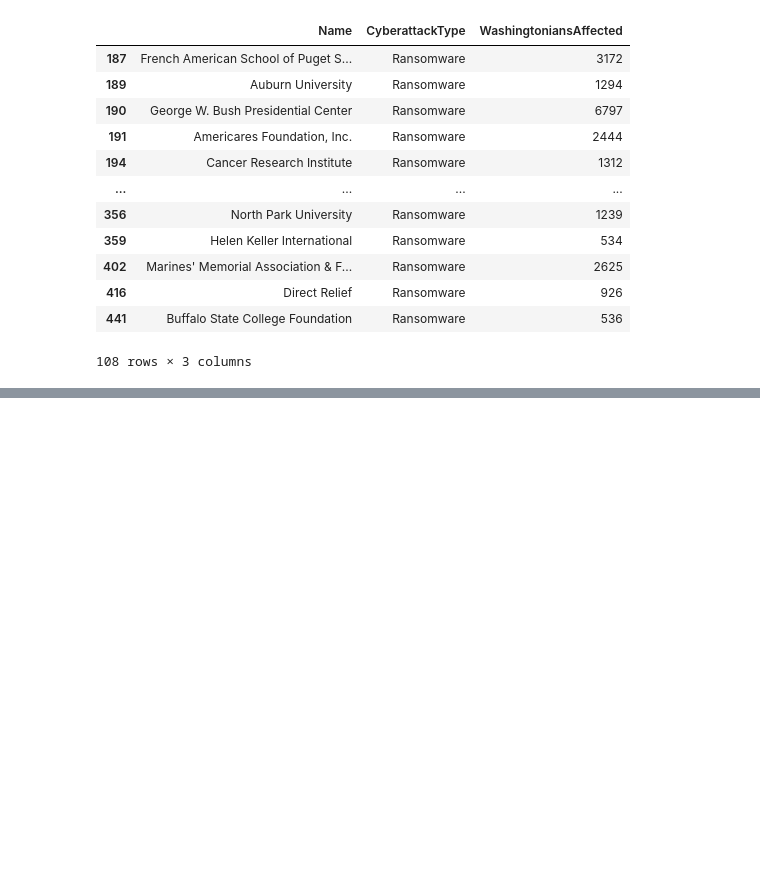
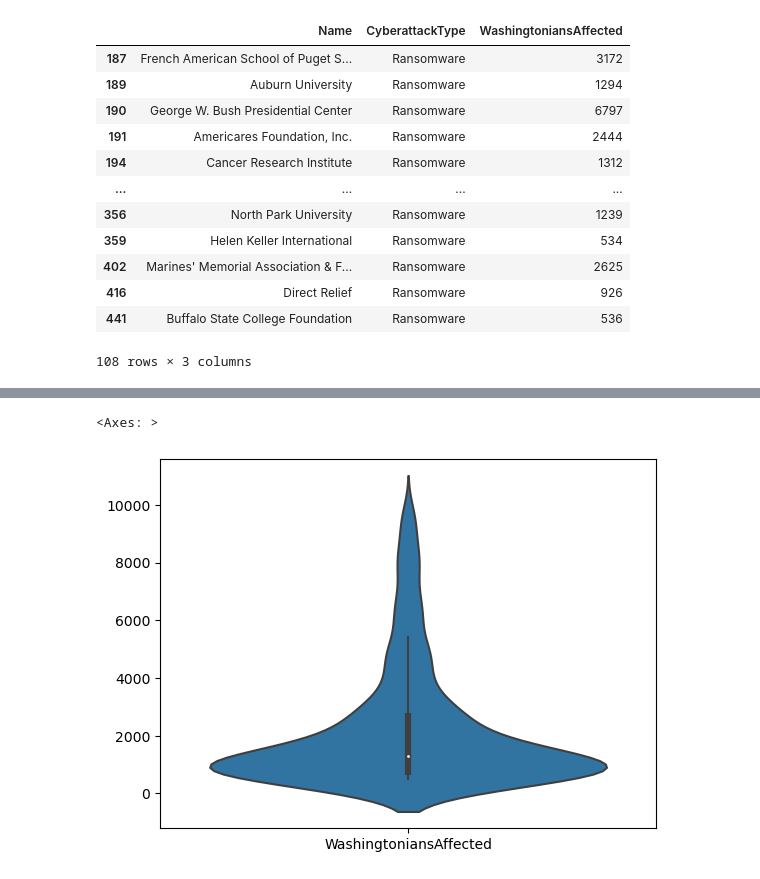
Before and after one commit to IsaacDaHanes/Washington_State_Databreach_Assessment, a Jupyter notebook: notebooks/wastate_databreaches_eda.ipynb, the cells around one changed output, grey strips where cells are left out. Saved outputs shown, nothing was run; the diff lists cells and outputs as text; code cells hidden in the pictures; blank space fills up the shorter version.

```diff
--- a/notebooks/wastate_databreaches_eda.ipynb
+++ b/notebooks/wastate_databreaches_eda.ipynb
@@ -407,0 +433,7 @@ plotdates_notfebsev
+# %%
+fig, ax = plt.subplots()
+
+sns.violinplot(watonians_aff_notnull_trimmed.loc[:, ['WashingtoniansAffected']])
+# %% [output]
+<Axes: >
+[figure, added]
```
Also changed, not shown: parts of 11 cells of this notebook, 4 other files.
